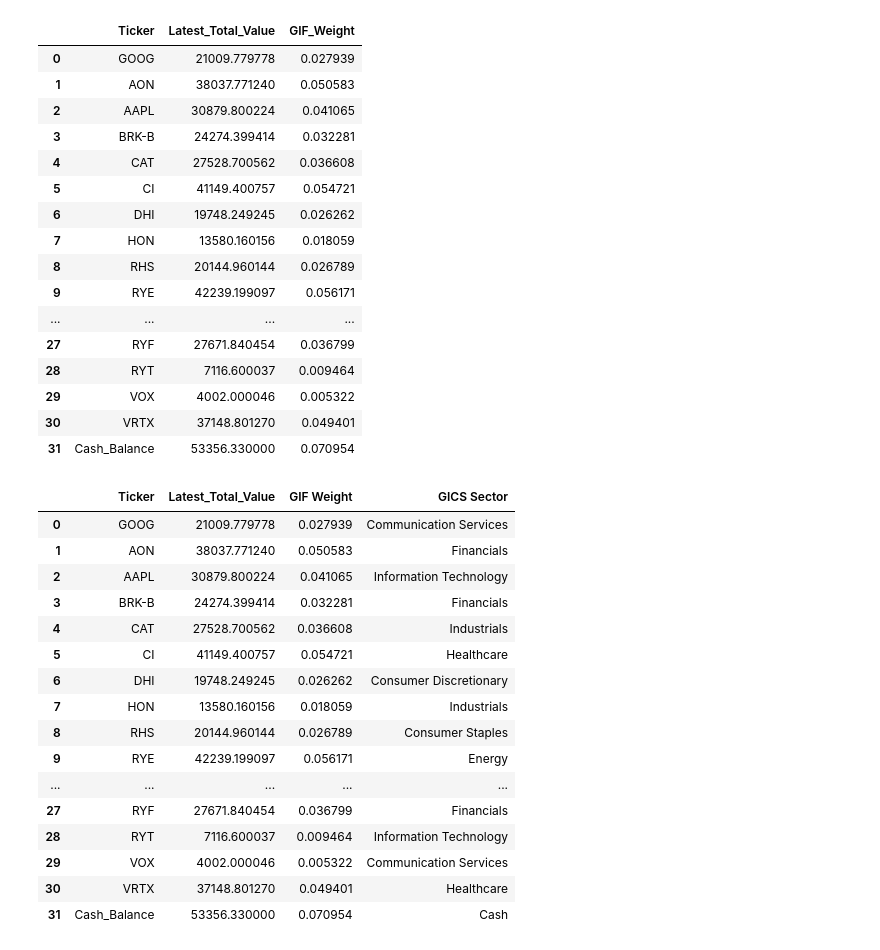
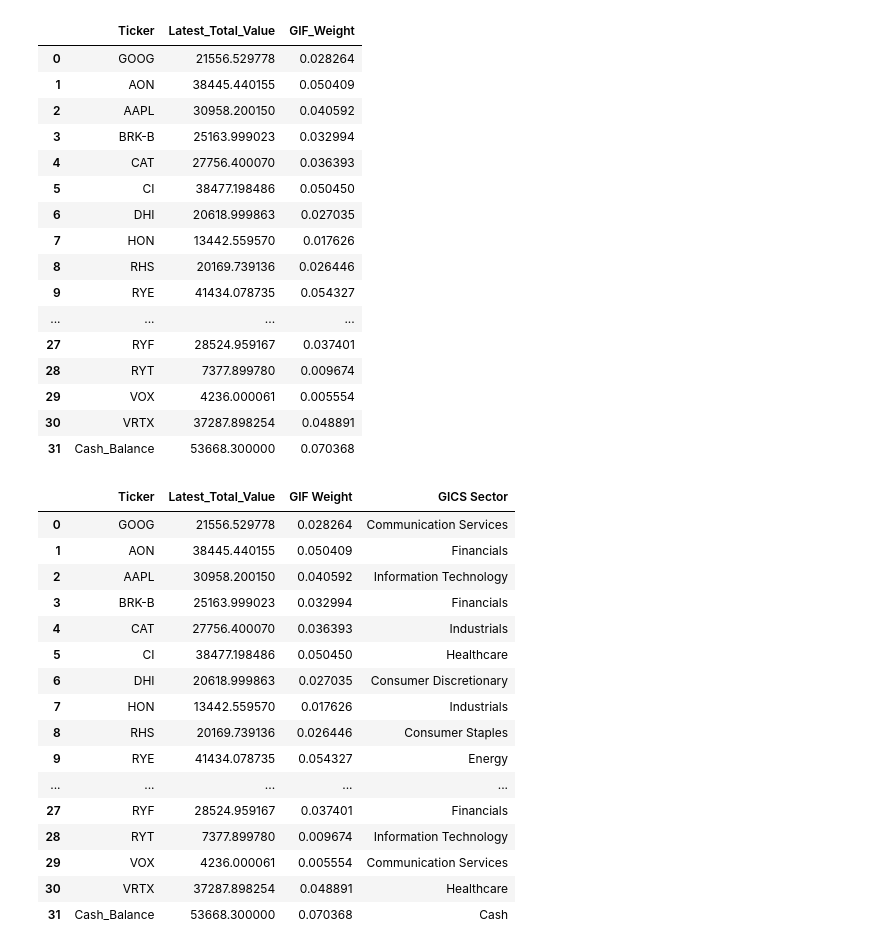
Before and after one commit to wil3789/GIF-data, a Jupyter notebook: GIF_Active_Weights.ipynb, the cells around one changed output. Saved outputs shown, nothing was run; the diff lists cells and outputs as text; code cells hidden in the pictures.

Commit message:
Add files via upload
Updated to reflect new OneDrive path

```diff
--- a/GIF_Active_Weights.ipynb
+++ b/GIF_Active_Weights.ipynb
@@ -108,46 +108,46 @@ df2
 # %%
 #Get latest weightings for each holding. This code won't run unless the corresponding 'Historical Close' file has been
 #created.
 
 today = dt.datetime.today().strftime("%m.%d.%Y")
-ClosePath=f'C:/Users/Will_Boisseau/OneDrive - Georgetown University/Graduate Investment Fund (GIF)/All Things Investing/Performance & Research/Performance/Brokerage Data_for all club members/GIF_historical_closes12.28.2022.xlsx'
+ClosePath=f'C:/Users/Will_Boisseau/OneDrive - Georgetown University/GIF 2023 Brokerage data/GIF_historical_closes{today}.xlsx'
 
 weightdf=pd.read_excel(ClosePath,sheet_name='GIF_YTD_Perf',index_col=0)
 
 #Count number of columns. Today's market values are at index cols-6
 cols=weightdf.shape[1]
 cols
 
 #Dataframe should just be ticker and current value
 weightdf=weightdf.iloc[:,[0,cols-6]]
 
 #Calculate weight of each position based on total portfolio MV
 MVsum=weightdf['Latest_Total_Value'].sum()
 weightdf['GIF_Weight']=weightdf['Latest_Total_Value']/MVsum
 weightdf
 # %% [output]
 |  | Ticker | Latest_Total_Value | GIF_Weight |
-| 0 | GOOG | 21009.779778 | 0.027939 |
-| 1 | AON | 38037.771240 | 0.050583 |
-| 2 | AAPL | 30879.800224 | 0.041065 |
-| 3 | BRK-B | 24274.399414 | 0.032281 |
-| 4 | CAT | 27528.700562 | 0.036608 |
-| 5 | CI | 41149.400757 | 0.054721 |
-| 6 | DHI | 19748.249245 | 0.026262 |
-| 7 | HON | 13580.160156 | 0.018059 |
-| 8 | RHS | 20144.960144 | 0.026789 |
-| 9 | RYE | 42239.199097 | 0.056171 |
+| 0 | GOOG | 21556.529778 | 0.028264 |
+| 1 | AON | 38445.440155 | 0.050409 |
+| 2 | AAPL | 30958.200150 | 0.040592 |
+| 3 | BRK-B | 25163.999023 | 0.032994 |
+| 4 | CAT | 27756.400070 | 0.036393 |
+| 5 | CI | 38477.198486 | 0.050450 |
+| 6 | DHI | 20618.999863 | 0.027035 |
+| 7 | HON | 13442.559570 | 0.017626 |
+| 8 | RHS | 20169.739136 | 0.026446 |
+| 9 | RYE | 41434.078735 | 0.054327 |
 | ... | ... | ... | ... |
-| 27 | RYF | 27671.840454 | 0.036799 |
-| 28 | RYT | 7116.600037 | 0.009464 |
-| 29 | VOX | 4002.000046 | 0.005322 |
-| 30 | VRTX | 37148.801270 | 0.049401 |
-| 31 | Cash_Balance | 53356.330000 | 0.070954 |
+| 27 | RYF | 28524.959167 | 0.037401 |
+| 28 | RYT | 7377.899780 | 0.009674 |
+| 29 | VOX | 4236.000061 | 0.005554 |
+| 30 | VRTX | 37287.898254 | 0.048891 |
+| 31 | Cash_Balance | 53668.300000 | 0.070368 |
 # %%
 #Get path of cost basis file, which has GICS sectors listed. This code won't run unless the corresponding
 #'Cost Basis' file has been created.
 
-BasisPath=f'C:/Users/Will_Boisseau/OneDrive - Georgetown University/Graduate Investment Fund (GIF)/All Things Investing/Performance & Research/Performance/Brokerage Data_for all club members/GIF_CostBasis_asof12.28.2022.xlsx'
+BasisPath=f'C:/Users/Will_Boisseau/OneDrive - Georgetown University/GIF 2023 Brokerage data/GIF_CostBasis_asof{today}.xlsx'
 
 #Get GICS sector from above file. Then dataframe should just be ticker and GICS sector
 basisdf=pd.read_excel(BasisPath,sheet_name='GIF_attributes-cost',index_col=0)
@@ -163,22 +163,22 @@ combdf['GICS Sector'] = combdf['GICS Sector'].str.strip()
 combdf
 # %% [output]
 |  | Ticker | Latest_Total_Value | GIF Weight | GICS Sector |
-| 0 | GOOG | 21009.779778 | 0.027939 | Communication Services |
-| 1 | AON | 38037.771240 | 0.050583 | Financials |
-| 2 | AAPL | 30879.800224 | 0.041065 | Information Technology |
-| 3 | BRK-B | 24274.399414 | 0.032281 | Financials |
-| 4 | CAT | 27528.700562 | 0.036608 | Industrials |
-| 5 | CI | 41149.400757 | 0.054721 | Healthcare |
-| 6 | DHI | 19748.249245 | 0.026262 | Consumer Discretionary |
-| 7 | HON | 13580.160156 | 0.018059 | Industrials |
-| 8 | RHS | 20144.960144 | 0.026789 | Consumer Staples |
-| 9 | RYE | 42239.199097 | 0.056171 | Energy |
+| 0 | GOOG | 21556.529778 | 0.028264 | Communication Services |
+| 1 | AON | 38445.440155 | 0.050409 | Financials |
+| 2 | AAPL | 30958.200150 | 0.040592 | Information Technology |
+| 3 | BRK-B | 25163.999023 | 0.032994 | Financials |
+| 4 | CAT | 27756.400070 | 0.036393 | Industrials |
+| 5 | CI | 38477.198486 | 0.050450 | Healthcare |
+| 6 | DHI | 20618.999863 | 0.027035 | Consumer Discretionary |
+| 7 | HON | 13442.559570 | 0.017626 | Industrials |
+| 8 | RHS | 20169.739136 | 0.026446 | Consumer Staples |
+| 9 | RYE | 41434.078735 | 0.054327 | Energy |
 | ... | ... | ... | ... | ... |
-| 27 | RYF | 27671.840454 | 0.036799 | Financials |
-| 28 | RYT | 7116.600037 | 0.009464 | Information Technology |
-| 29 | VOX | 4002.000046 | 0.005322 | Communication Services |
-| 30 | VRTX | 37148.801270 | 0.049401 | Healthcare |
-| 31 | Cash_Balance | 53356.330000 | 0.070954 | Cash |
+| 27 | RYF | 28524.959167 | 0.037401 | Financials |
+| 28 | RYT | 7377.899780 | 0.009674 | Information Technology |
+| 29 | VOX | 4236.000061 | 0.005554 | Communication Services |
+| 30 | VRTX | 37287.898254 | 0.048891 | Healthcare |
+| 31 | Cash_Balance | 53668.300000 | 0.070368 | Cash |
 # %%
 #Calculate weight of each sector, drop the total value column
 
```
Also changed, not shown: parts of 6 cells of this notebook.
